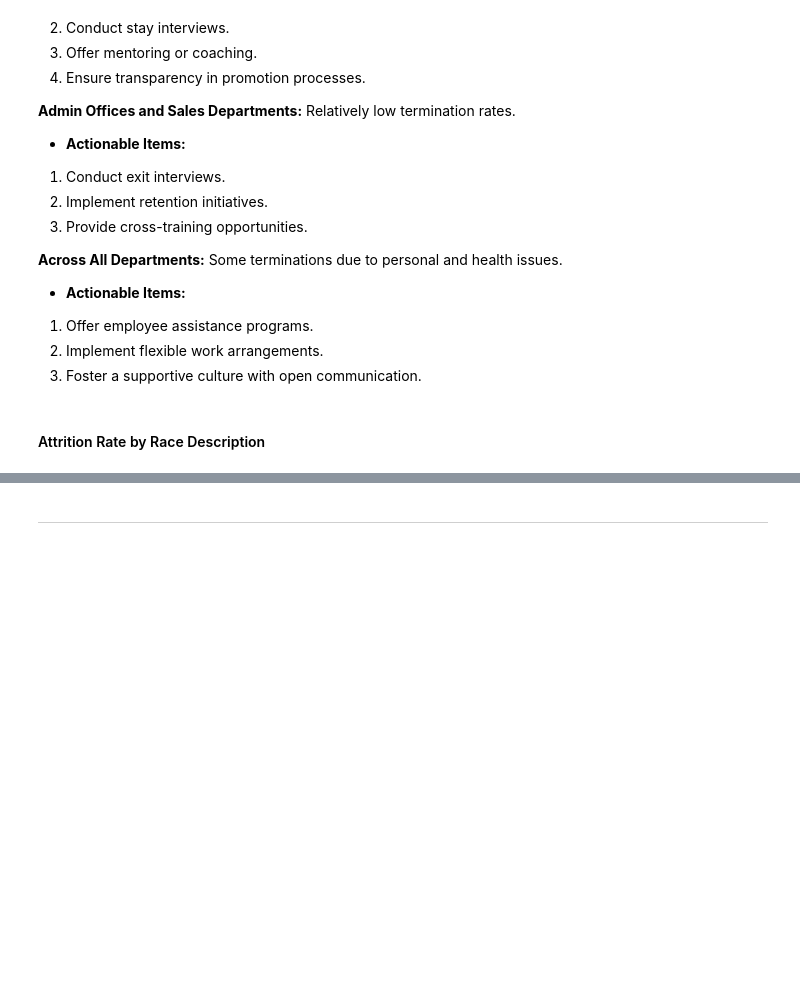
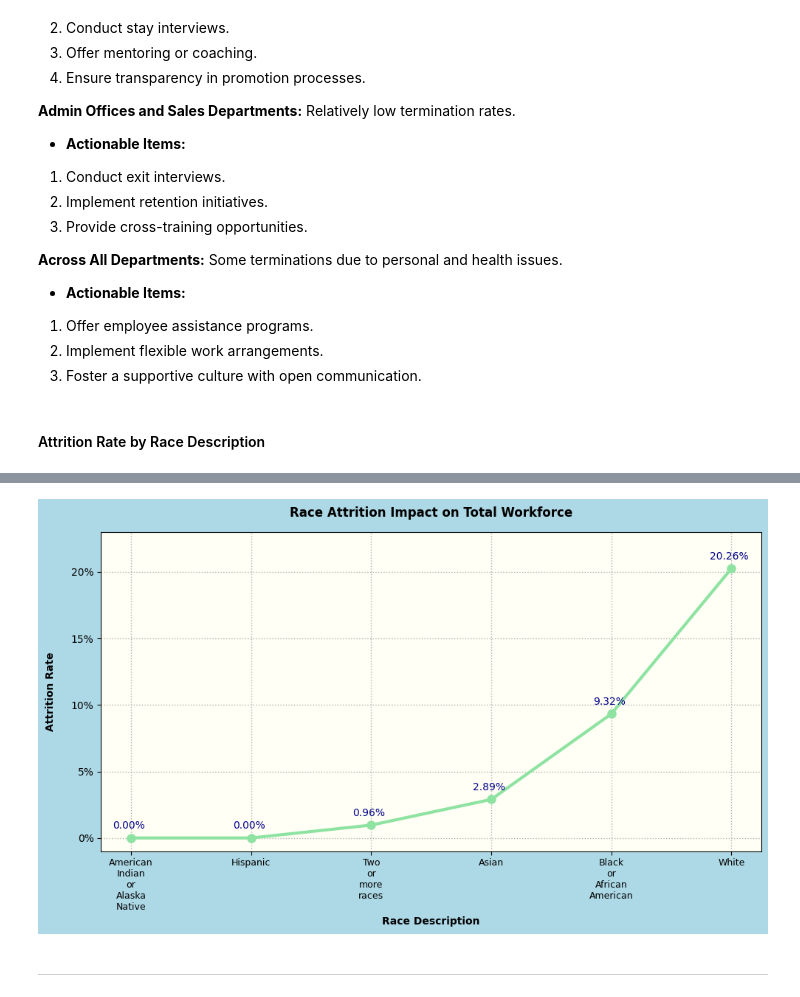
Before and after one commit to DanPkg/HR-Analytics-Insights-Project, a Jupyter notebook: human-resources-dataset-analysis-and-insights.ipynb, the cells around one changed output, grey strips where cells are left out. Cells and saved outputs as stored; diff of their text form; code cells hidden in the pictures; blank space fills up the shorter version.

```diff
--- a/human-resources-dataset-analysis-and-insights.ipynb
+++ b/human-resources-dataset-analysis-and-insights.ipynb
@@ -2118,0 +2126,13 @@ plt.show()
+# %%
+# Copy original dataframe.
+race_df = df.copy()
+
+# Calculate the total count of employees.
+total_employee_count = race_df.shape[0]
+
+# Group by 'RaceDesc' and calculate the sum of 'Termd' column.
+overall_race_stats = race_df.groupby('RaceDesc').agg({'Termd': 'sum'}).reset_index()
+
+# Calculate the attrition rate relative to the total count of people in the organisation for each race.
+overall_race_stats['AttritionRate'] = overall_race_stats['Termd'] / total_employee_count
+overall_race_stats
@@ -2119,3 +2147,52 @@ plt.show()
+# %%
+# Sort the dataframe by attrition rate in ascending order.
+race_stats_sorted = overall_race_stats.sort_values(by='Termd')
+
+# Generate a pastel color palette.
+pastel_colors = generate_pastel_palette(6)
+
+# Plotting
+fig, ax = plt.subplots(figsize=(10, 6), facecolor='lightblue')
+
+# Set background color of plot area.
+ax.set_facecolor(chart_bg_color)
+
+# Plot the data
+ax.plot(race_stats_sorted['RaceDesc'], race_stats_sorted['AttritionRate'], marker='o',
+        color=pastel_colors[2], linestyle='-',
+        markersize=8,
+        linewidth=3.0)
+
+# Add labels and title
+ax.set_title('Race Attrition Impact on Total Workforce', color='black', fontweight='bold', pad=15)
+ax.set_xlabel('Race Description', color='black', fontweight='bold')
+ax.set_ylabel('Attrition Rate', color='black', fontweight='bold', labelpad=15)
+
+# Set y-tick labels colour.
+plt.yticks(color='black')
+
+# Set y-axis limits.
+plt.ylim(-0.01, 0.23)
+
+# Convert y-axis values to percentages
+y_vals = ax.get_yticks()
+ax.set_yticklabels([f'{int(y * 100)}%' for y in y_vals])
+
+# Adjust x-tick labels to add a new line for each word.
+ax.set_xticklabels([label.replace(" ", "\n") for label in race_stats_sorted['RaceDesc']], color='black', ha='center', fontsize=9)
+
+# Annotate markers with percentages rounded to two decimal places
+for i, (x, y) in enumerate(zip(race_stats_sorted['RaceDesc'], race_stats_sorted['AttritionRate'])):
+    ax.annotate(f'{y * 100:.2f}%', (x, y), textcoords="offset points", xytext=(-2,9), ha='center', color='darkblue')
+
+# Make grid lines thinner.
+ax.grid(True, linewidth=1.0, linestyle=':')
+
+plt.grid(True)
+plt.tight_layout()
+plt.show()
+# %% [output]
+[figure, added]
 # %%
 # Attrition Rate by Race (count by race, count by total workforce)
 # Term Reason by Race
```
Also changed, not shown: parts of 8 cells of this notebook.
